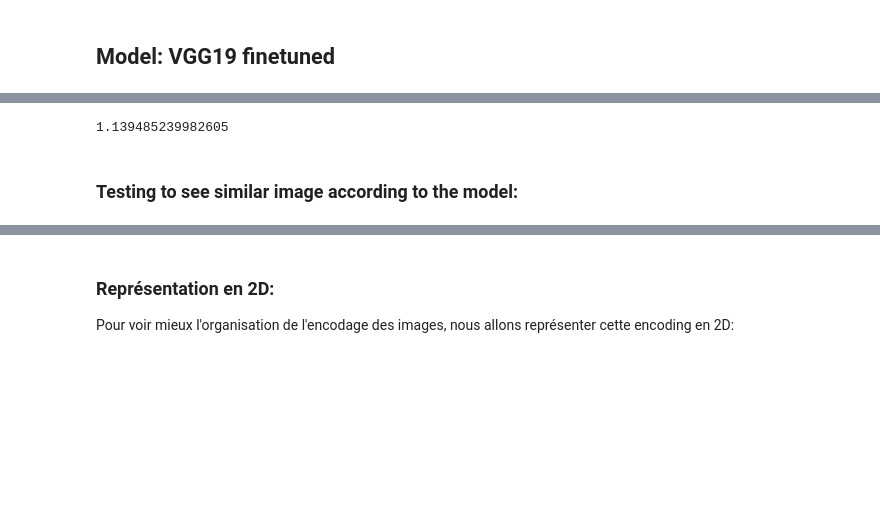
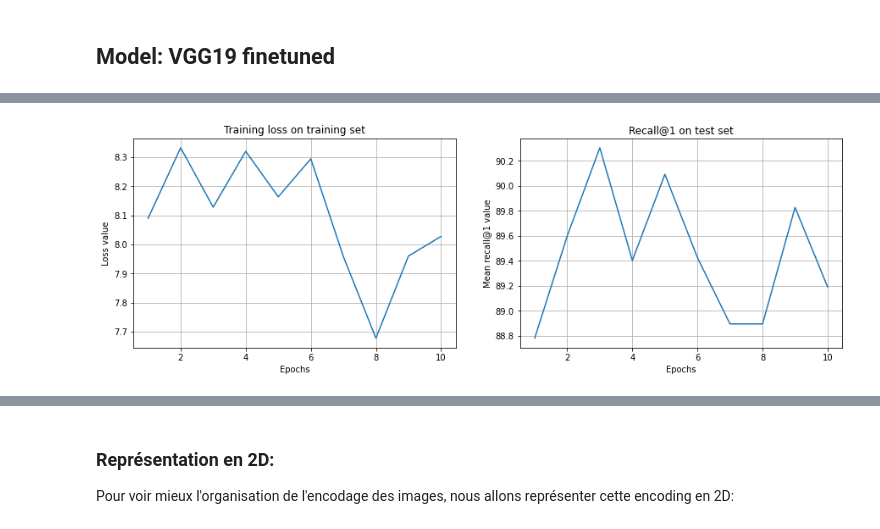
Before and after one commit to Mkenza/project_DL, a Jupyter notebook: ReID_4_MAKHLOUF.ipynb, the cells around one changed output, grey strips where cells are left out. Drawn from its saved outputs; the diff is of its cells as text; code cells hidden in the pictures; blank space fills up the shorter version.

```diff
--- a/ReID_4_MAKHLOUF.ipynb
+++ b/ReID_4_MAKHLOUF.ipynb
@@ -149,16 +151,15 @@ def recall(images, ids):
     for index in range(images.shape[0]):
         id = ids[index]
         d = scores[index] # shape (1, batch_size) = distance of positive instances with the rest
-        inds = np.zeros(d.shape[0]-1) # on ne garde pas la distance avec l'élément lui-même
+        inds = np.zeros(d.shape[0])
         inds = np.argsort(d)[::-1]
-        # print(inds)
-        for i, ind in enumerate(inds[1:]):
-          if ids[ind] == id:
+        for i, ind in enumerate(inds):
+          if (ids[ind] == id) and (ind!=index): # on ne regarde pas la distance avec l'élément lui-même
             ranks[index] = i
             break
 
     # Compute metrics
-    r1 = 100.0 * len(np.where(ranks < 1)[0]) / len(ranks)
+    r1 = 100.0 * len(np.where(ranks <= 1)[0]) / len(ranks)
     return r1
 # %%
 def encode_data(model, data_loader):
@@ -256,6 +282,18 @@ mean recall@1 on batches of validation:  73.06818181818181
-# %%
-model_cnn.logger.meters["Le"].val
-# %% [output]
-1.139485239982605
-# %% [markdown]
-### Testing to see similar image according to the model:
+# %%
+# plot performance metrics
+plt.figure(figsize=(15, 10))
+plt.subplot(2, 2, 1)
+plt.plot(np.arange(1, 11), loss_train)
+plt.grid()
+plt.xlabel("Epochs")
+plt.ylabel("Loss value")
+plt.title("Training loss on training set")
+plt.subplot(2, 2, 2)
+plt.plot(np.arange(1, 11), r1_mean_list)
+plt.grid()
+plt.title("Recall@1 on test set")
+plt.xlabel("Epochs")
+plt.ylabel("Mean recall@1 value")
+plt.show()
+# %% [output]
+[figure, added]
```
Also changed, not shown: parts of 25 cells of this notebook.
